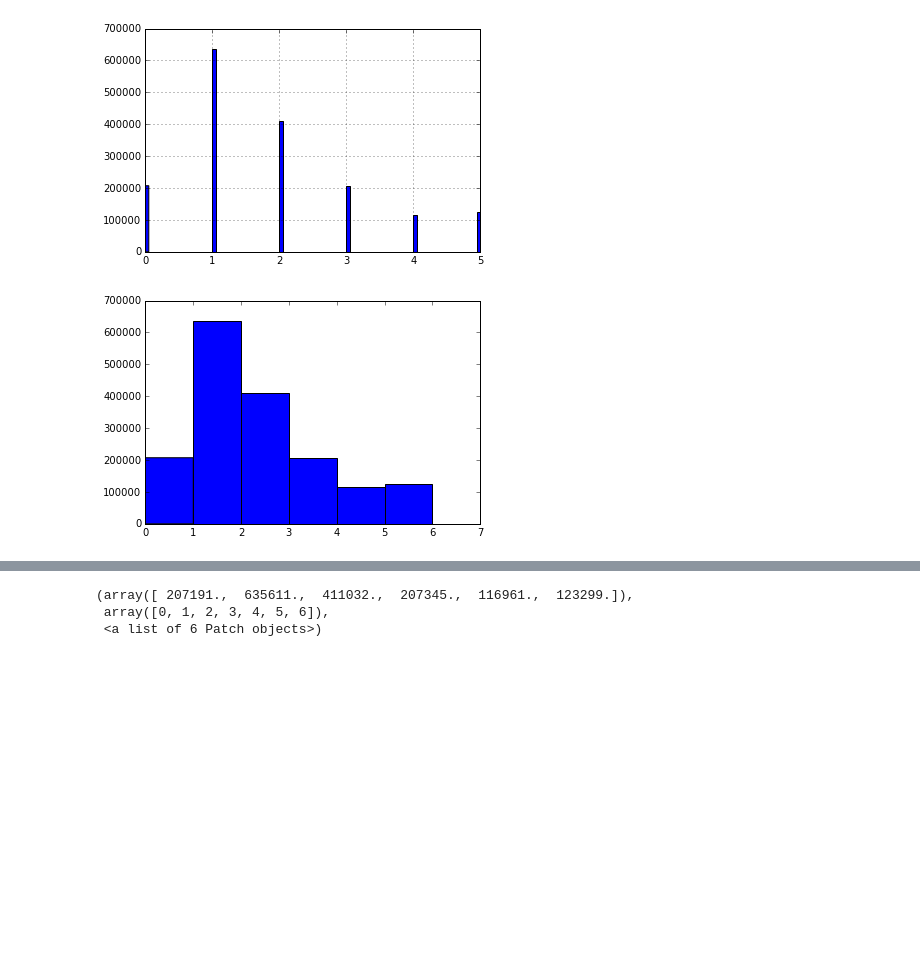
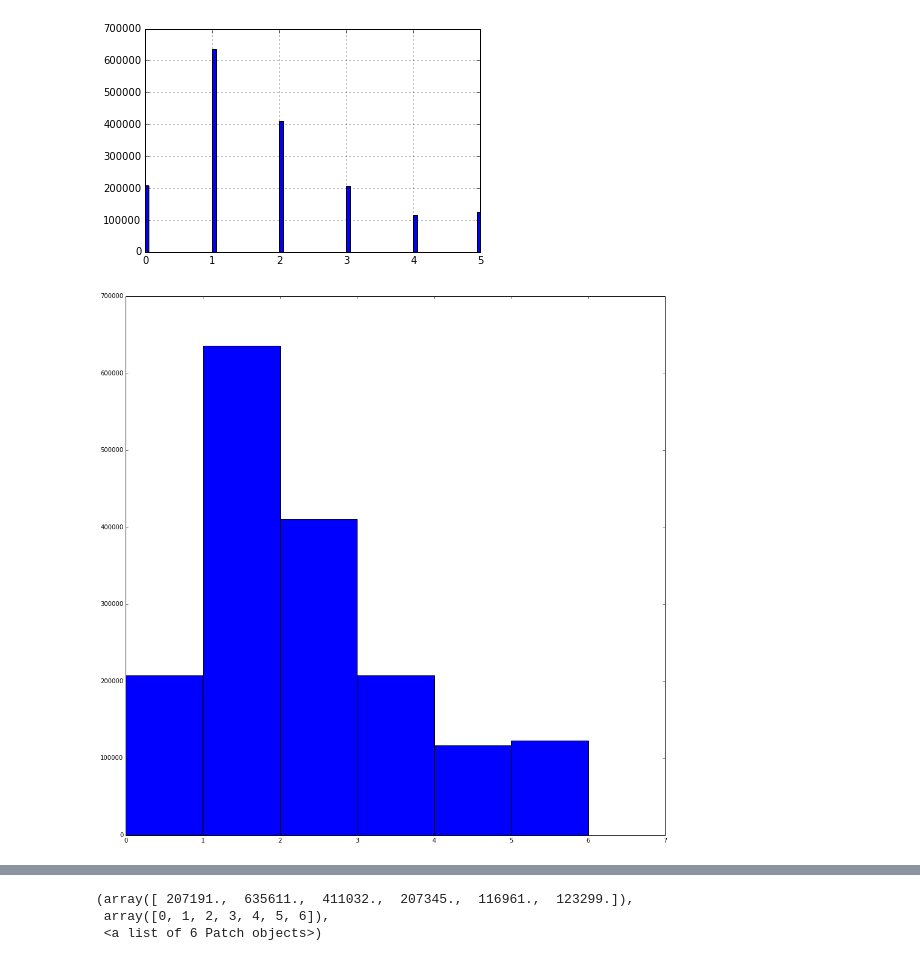
Before and after one commit to faizaakbar/ANNMINERvA, a Jupyter notebook: visualize_had_mult.ipynb, the cells around one changed output, grey strips where cells are left out. Drawn from its saved outputs; the diff is of its cells as text; code cells hidden in the pictures; blank space fills up the shorter version.

```diff
--- a/visualize_had_mult.ipynb
+++ b/visualize_had_mult.ipynb
@@ -55,6 +64,8 @@ df['n-hadmultmeas'].hist(bins=100)
 <matplotlib.axes._subplots.AxesSubplot at 0x...>
 [figure]
 # %%
+fig = plt.figure(figsize=(16,16))
 n, bins, patches = plt.hist(f['n-hadmultmeas'], bins=np.arange(8))
+fig.savefig('n-hadmultmeas_20160503.pdf')
 # %% [output]
-[figure, old version]
+[figure, new version]
```
Also changed, not shown: parts of 12 cells of this notebook.
